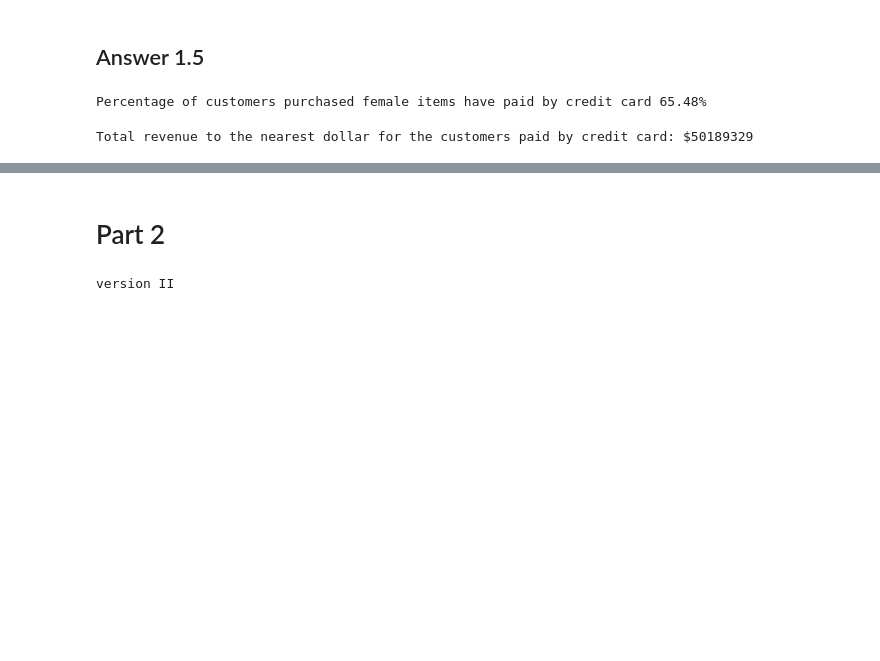
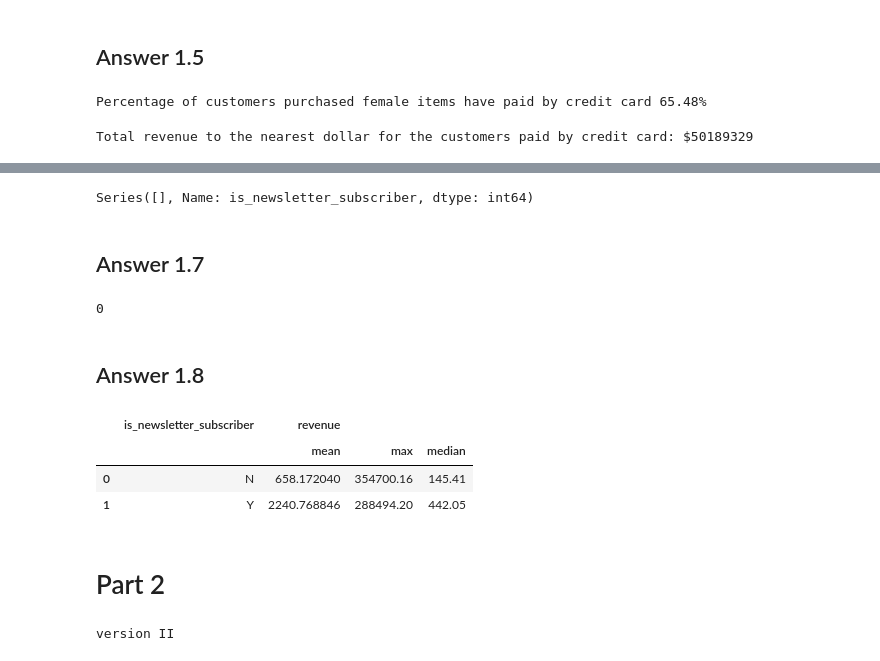
Before and after one commit to praveenkumarbalakrishnan/tasks, a Jupyter notebook: SIG742Task2.ipynb, the cells around one changed output, grey strips where cells are left out. Drawn from its saved outputs; the diff is of its cells as text; code cells hidden in the pictures; blank space fills up the shorter version.

```diff
--- a/SIG742Task2.ipynb
+++ b/SIG742Task2.ipynb
@@ -426,3 +484,32 @@ Total revenue to the nearest dollar for the customers paid by credit card: $5018
+# %%
+# Value count for is_newsletter_subscriber
+encoded_df['is_newsletter_subscriber'].value_counts()
+# %% [output]
+Series([], Name: is_newsletter_subscriber, dtype: int64)
+# %% [markdown]
+## Answer 1.7
+# %%
+#Created a new df column with the conditions
+df['female_item_rate'] = df['female_items'] / df['items']
+df['male_item_rate'] = df['male_items'] / df['items']
+df['unisex_items_rate'] = df['unisex_items'] / df['items']
+# %%
+# Filtered on the givin condition to get count
+df[(df['female_item_rate']==1) & (df['male_item_rate']==1)&
+   (df['orders']>4.11)]['customer_id'].count()
+# %% [output]
+0
+# %% [markdown]
+## Answer 1.8
+# %%
+# To show average, max and median by is_newsletter_subscriber in original data
+df.groupby('is_newsletter_subscriber').agg(
+    {'revenue': ['mean', 'max', 'median']}).reset_index()
+# %% [output]
+|  | is_newsletter_subscriber | revenue |  |  |
+|  |  | mean | max | median |
+| 0 | N | 658.172040 | 354700.16 | 145.41 |
+| 1 | Y | 2240.768846 | 288494.20 | 442.05 |
 # %% [markdown]
 # Part 2
 # %%
```
Also changed, not shown: parts of 14 cells of this notebook.
